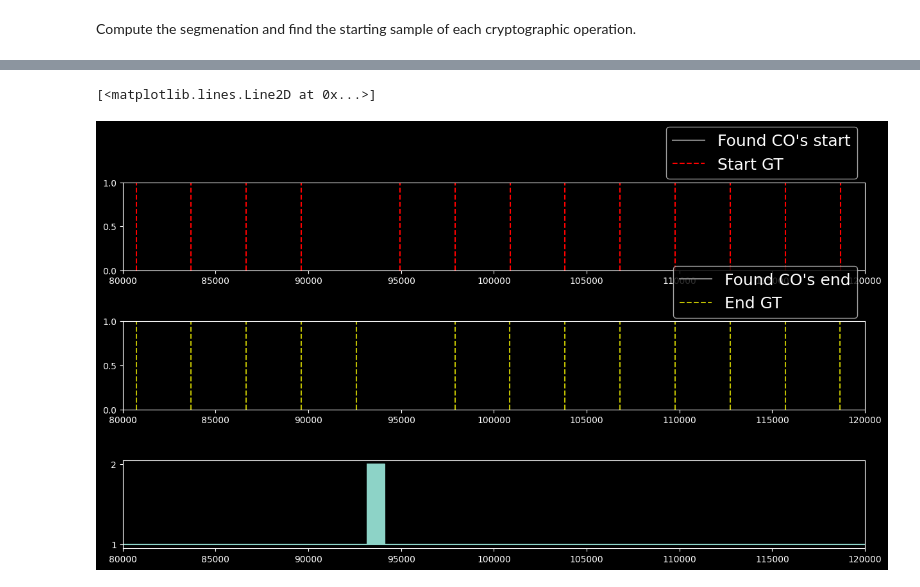
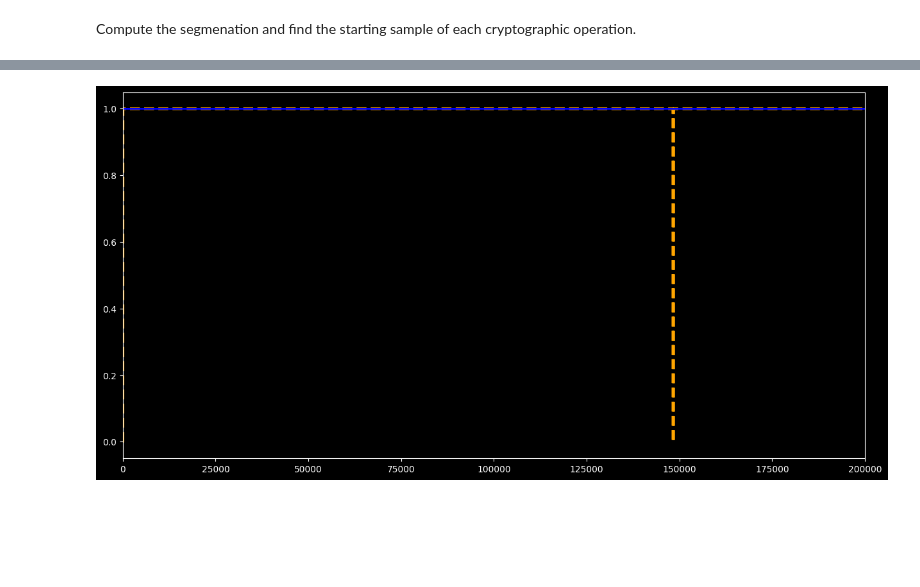
Before and after one commit to Sarius2009/unsupervised_chameleon, a Jupyter notebook: unsupervised_chameleon_segmentation.ipynb, the cells around one changed output, grey strips where cells are left out. Saved outputs shown, nothing was run; the diff lists cells and outputs as text; code cells hidden in the pictures; blank space fills up the shorter version.

```diff
--- a/unsupervised_chameleon_segmentation.ipynb
+++ b/unsupervised_chameleon_segmentation.ipynb
@@ -137,9 +142,0 @@ Remove false positive and false negatives from the identified COs
-# %%
-starts = []
-ends = []
-
-for idx in tqdm(range(len(CPs))):
-    s, e = heuristic.removeFalsePositives_basic(CPs[idx]['starts'], CPs[idx]['ends'])
-    s, e = heuristic.removeFalseNegatives(s, e, classifications[idx])
-    starts.append(s)
-    ends.append(e)
@@ -176,37 +142,0 @@ Visualize the detected COs and ground truth (GT) for a given trace.
-# %%
-n_trace = 0
-center = 100_000
-margin = 20_000
-lim = (center-margin, center+margin)
-
-fig, ax = plt.subplots(3, figsize=(13, 7))
-plt.rcParams.update({'font.size': 18})
-fig.tight_layout(pad=2.0)
-
-ax[0].set_xlim(lim)
-for sample in starts[n_trace][1:]:
-    ax[0].axvline(x=sample, color='grey', linestyle='-')
-ax[0].axvline(x=starts[n_trace][0], color='grey', linestyle='-', label="Found CO's start")
-
-for sample in gts_starts[n_trace][1:]:
-    ax[0].axvline(x=sample//stride, color='r', linestyle='--')
-ax[0].axvline(x=gts_starts[n_trace][0]//stride, color='r', linestyle='--', label='Start GT')
-ax[0].legend(loc='lower right', bbox_to_anchor=(1, 0.95))
-
-
-ax[1].set_xlim(lim)
-for sample in ends[n_trace][1:]:
-    ax[1].axvline(x=sample, color='grey', linestyle='-')
-ax[1].axvline(x=ends[n_trace][0], color='grey', linestyle='-', label="Found CO's end")
-
-for sample in gts_ends[n_trace][1:]:
-    ax[1].axvline(x=sample//stride, color='y', linestyle='--')
-ax[1].axvline(x=gts_ends[n_trace][0]//stride, color='y', linestyle='--', label='End GT')
-ax[1].legend(loc='lower right', bbox_to_anchor=(1, 0.95))
-
-
-ax[2].set_xlim(lim)
-ax[2].plot(np.argmax(classifications[n_trace], axis=1))
-# %% [output]
-[<matplotlib.lines.Line2D at 0x...>]
-[figure, removed]
@@ -212,0 +185,28 @@ ax[2].plot(np.argmax(classifications[n_trace], axis=1))
+# %%
+center = 100_000
+margin = center
+lim = (center - margin, center + margin)
+
+fig, ax = plt.subplots(1, figsize=(13, 7))
+plt.rcParams.update({'font.size': 18})
+fig.tight_layout(pad=2.0)
+
+ax.set_xlim(lim)
+
+# GT dashed
+ax.plot(ground_truth_labels, color="orange", linestyle="--", linewidth=3)
+
+# Found labels
+ax.plot(found_labels, color="blue", linewidth=2, alpha = 1)
+
+# Dashed vertical lines for GT starts / ends inside limits
+for s, e in zip(gts_starts, gts_ends):
+    continue
+    if lim[0] <= s <= lim[1]:
+        ax.axvline(s, color="red", linestyle="--", alpha=0.4)
+    if lim[0] <= e <= lim[1]:
+        ax.axvline(e, color="white", linestyle="--", alpha=0.4)
+
+plt.show()
+# %% [output]
+[figure, added]
```
Also changed, not shown: parts of 12 cells of this notebook, 4 other files.
